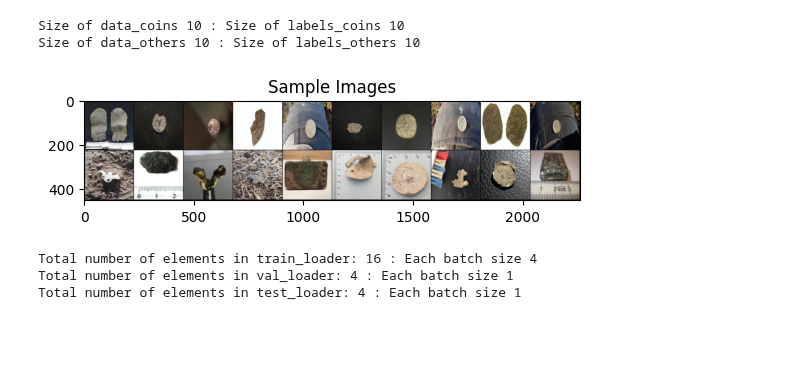
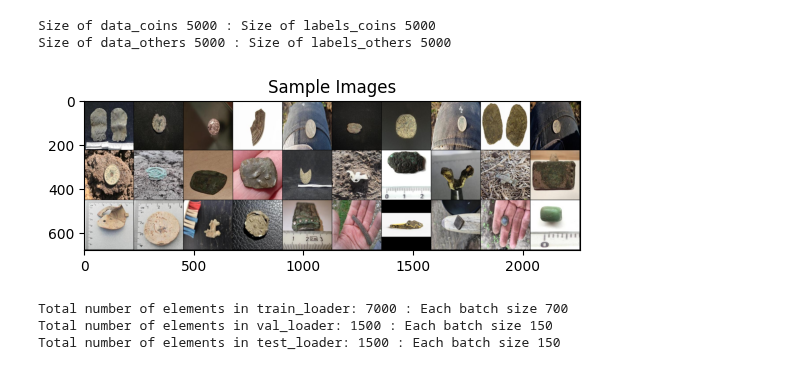
Before and after one commit to 5kj41d/Classification-and-3D-reconstruction-of-archaeological-artifacts, a Jupyter notebook: Pre-trained_ViT_Model.ipynb, the cells around one changed output. Drawn from its saved outputs; the diff is of its cells as text; code cells hidden in the pictures; blank space fills up the shorter version.

Commit message:
Pretrained ViT data

```diff
--- a/Pre-trained_ViT_Model.ipynb
+++ b/Pre-trained_ViT_Model.ipynb
@@ -35,38 +35,38 @@ def load_data_from_directory_with_limit(directory_path, label, limit=10000):
             image_path = os.path.join(directory_path, filename)
             image = read_image(image_path)
 
             # Check if the image is RGB
             if image.shape[0] == 3:
                 data.append(image)
                 labels.append(label)
                 count += 1
 
             if count >= limit:
                 break
 
     return data, labels # Tuple
 
 # Load data call
-data_coins, labels_coins = load_data_from_directory_with_limit(path_to_coins, label=1, limit=10)
-data_others, labels_others = load_data_from_directory_with_limit(path_to_others, label=0, limit=10)
+data_coins, labels_coins = load_data_from_directory_with_limit(path_to_coins, label=1, limit=5000)
+data_others, labels_others = load_data_from_directory_with_limit(path_to_others, label=0, limit=5000)
 
 print(f'Size of data_coins {len(data_coins)} : Size of labels_coins {len(labels_coins)}')
 print(f'Size of data_others {len(data_others)} : Size of labels_others {len(labels_others)}')
 
 def imshow_grid(images, num_images = 30):
     grid = torchvision.utils.make_grid(images[:num_images], nrow = 10)
     plt.imshow(np.transpose(grid, (1, 2, 0)))
     plt.title('Sample Images')
     plt.axis('on')
     plt.show()
 
 num_images_to_display_per_category = 15
 data_to_display = data_coins[:num_images_to_display_per_category] + data_others[:num_images_to_display_per_category]
 imshow_grid(data_to_display, num_images=num_images_to_display_per_category * 2)
 # %% [output]
-Size of data_coins 10 : Size of labels_coins 10
-Size of data_others 10 : Size of labels_others 10
+Size of data_coins 5000 : Size of labels_coins 5000
+Size of data_others 5000 : Size of labels_others 5000
-[figure, old version]
+[figure, new version]
 # %%
 import os
 from torch.utils.data import Dataset, DataLoader, ConcatDataset, random_split
@@ -141,7 +141,7 @@ test_size = total_size - train_size - val_size
 train_set, val_set, test_set = random_split(combined_dataset_transformed_defined, [train_size, val_size, test_size])
 
 # Hyperparameter - Batch size - GPU may be overloaded with memory allocations if too high
-BATCH_SIZE = 4
+BATCH_SIZE = 10
 # Create data loaders for each set
 coin_loader = DataLoader(coin_data_transformed_defined, batch_size=BATCH_SIZE, shuffle=False) # For test -> below cell
 train_loader = DataLoader(train_set, batch_size=BATCH_SIZE, shuffle=True) # Shuffle the training set
@@ -152,9 +152,9 @@ print(f'Total number of elements in train_loader: {len(train_loader) * BATCH_SIZ
 print(f'Total number of elements in val_loader: {len(val_loader) * BATCH_SIZE} : Each batch size {len(val_loader)}')
 print(f'Total number of elements in test_loader: {len(test_loader) * BATCH_SIZE} : Each batch size {len(test_loader)}')
 # %% [output]
-Total number of elements in train_loader: 16 : Each batch size 4
-Total number of elements in val_loader: 4 : Each batch size 1
-Total number of elements in test_loader: 4 : Each batch size 1
+Total number of elements in train_loader: 7000 : Each batch size 700
+Total number of elements in val_loader: 1500 : Each batch size 150
+Total number of elements in test_loader: 1500 : Each batch size 150
 # %%
 from transformers import ViTFeatureExtractor, ViTForImageClassification, AdamW
 import torch
```
Also changed, not shown: parts of 2 cells of this notebook.
